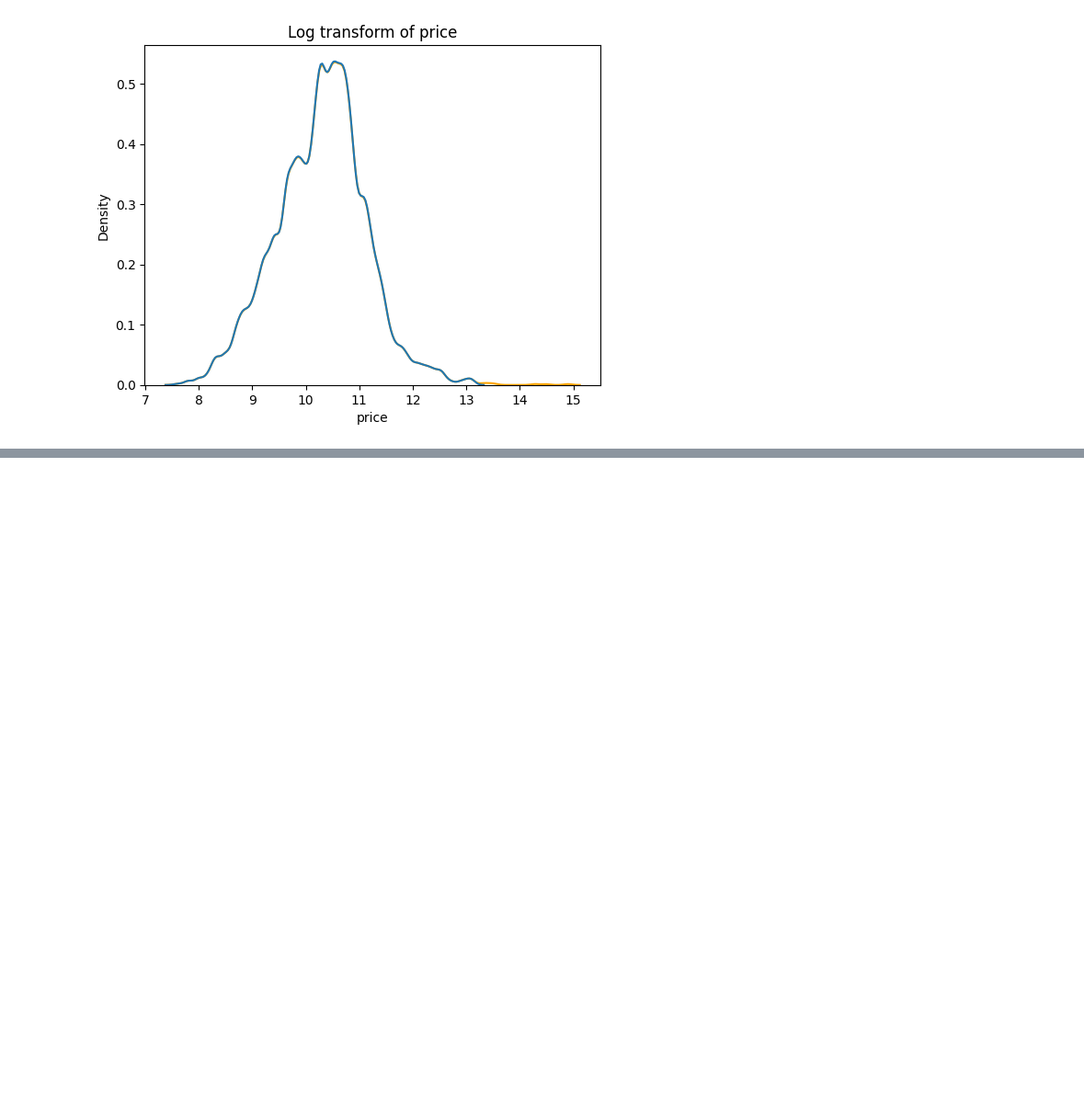
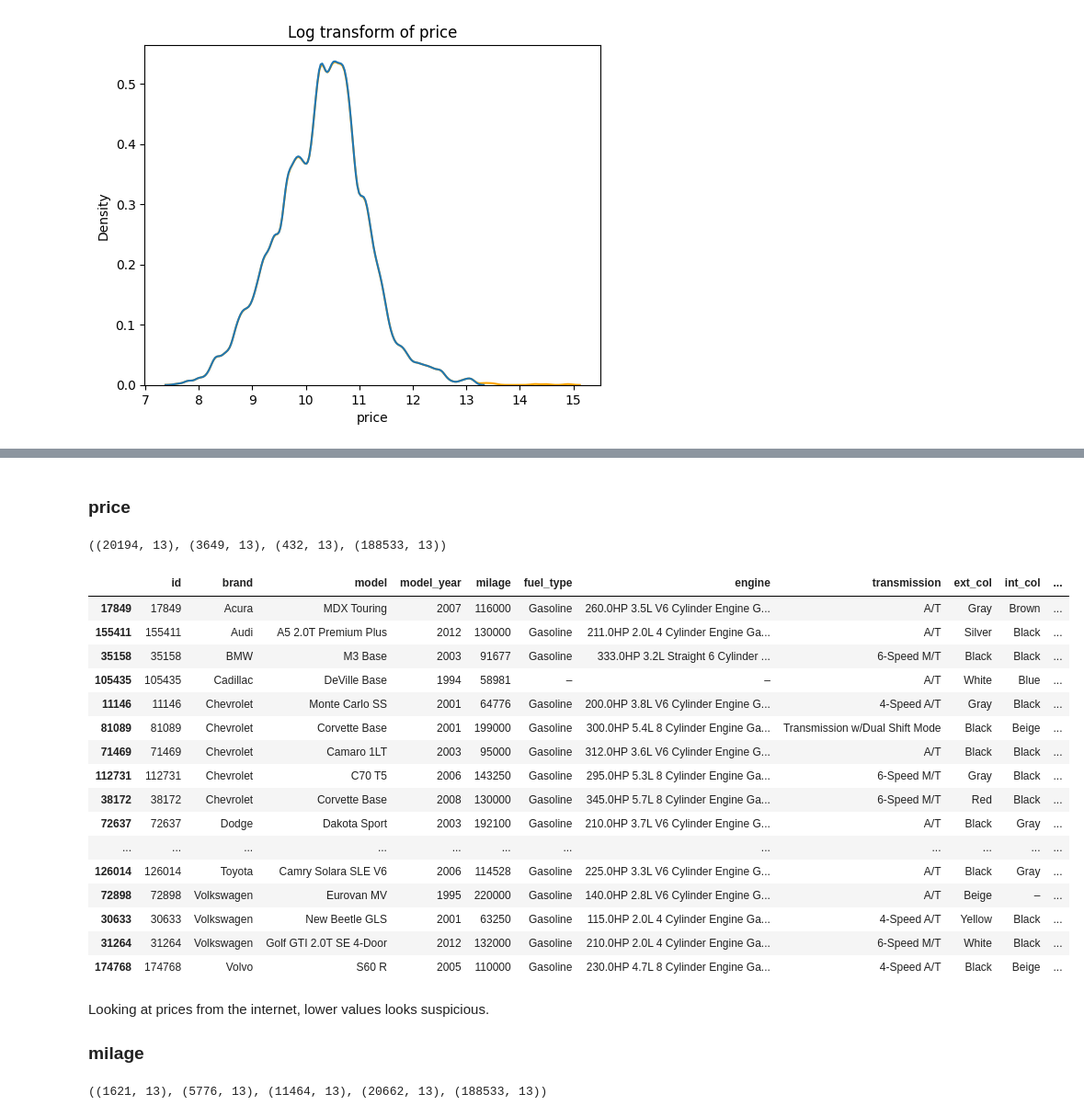
Before and after one commit to Harsh-Agarwals/packaged-ml-model, a Jupyter notebook: model_script.ipynb, the cells around one changed output, grey strips where cells are left out. Shown at 92% size. Drawn from its saved outputs; the diff is of its cells as text; code cells hidden in the pictures; blank space fills up the shorter version.

```diff
--- a/model_script.ipynb
+++ b/model_script.ipynb
@@ -895,0 +942,34 @@ plt.show()
+# %% [markdown]
+### price
+# %%
+df.loc[df.price < 10000].shape, df.loc[df.price < 5000].shape, df.loc[df.price < 3000].shape, df.shape
+# %% [output]
+((20194, 13), (3649, 13), (432, 13), (188533, 13))
+# %%
+df.loc[df.price == df.price.min()].sort_values(['brand', 'model_year'])
+# %% [output]
+|  | id | brand | model | model_year | milage | fuel_type | engine | transmission | ext_col | int_col | ... |
+| 17849 | 17849 | Acura | MDX Touring | 2007 | 116000 | Gasoline | 260.0HP 3.5L V6 Cylinder Engine G... | A/T | Gray | Brown | ... |
+| 155411 | 155411 | Audi | A5 2.0T Premium Plus | 2012 | 130000 | Gasoline | 211.0HP 2.0L 4 Cylinder Engine Ga... | A/T | Silver | Black | ... |
+| 35158 | 35158 | BMW | M3 Base | 2003 | 91677 | Gasoline | 333.0HP 3.2L Straight 6 Cylinder ... | 6-Speed M/T | Black | Black | ... |
+| 105435 | 105435 | Cadillac | DeVille Base | 1994 | 58981 | – | – | A/T | White | Blue | ... |
+| 11146 | 11146 | Chevrolet | Monte Carlo SS | 2001 | 64776 | Gasoline | 200.0HP 3.8L V6 Cylinder Engine G... | 4-Speed A/T | Gray | Black | ... |
+| 81089 | 81089 | Chevrolet | Corvette Base | 2001 | 199000 | Gasoline | 300.0HP 5.4L 8 Cylinder Engine Ga... | Transmission w/Dual Shift Mode | Black | Beige | ... |
+| 71469 | 71469 | Chevrolet | Camaro 1LT | 2003 | 95000 | Gasoline | 312.0HP 3.6L V6 Cylinder Engine G... | A/T | Black | Black | ... |
+| 112731 | 112731 | Chevrolet | C70 T5 | 2006 | 143250 | Gasoline | 295.0HP 5.3L 8 Cylinder Engine Ga... | 6-Speed M/T | Gray | Black | ... |
+| 38172 | 38172 | Chevrolet | Corvette Base | 2008 | 130000 | Gasoline | 345.0HP 5.7L 8 Cylinder Engine Ga... | 6-Speed M/T | Red | Black | ... |
+| 72637 | 72637 | Dodge | Dakota Sport | 2003 | 192100 | Gasoline | 210.0HP 3.7L V6 Cylinder Engine G... | A/T | Black | Gray | ... |
+| ... | ... | ... | ... | ... | ... | ... | ... | ... | ... | ... | ... |
+| 126014 | 126014 | Toyota | Camry Solara SLE V6 | 2006 | 114528 | Gasoline | 225.0HP 3.3L V6 Cylinder Engine G... | A/T | Black | Gray | ... |
+| 72898 | 72898 | Volkswagen | Eurovan MV | 1995 | 220000 | Gasoline | 140.0HP 2.8L V6 Cylinder Engine G... | A/T | Beige | – | ... |
+| 30633 | 30633 | Volkswagen | New Beetle GLS | 2001 | 63250 | Gasoline | 115.0HP 2.0L 4 Cylinder Engine Ga... | 4-Speed A/T | Yellow | Black | ... |
+| 31264 | 31264 | Volkswagen | Golf GTI 2.0T SE 4-Door | 2012 | 132000 | Gasoline | 210.0HP 2.0L 4 Cylinder Engine Ga... | 6-Speed M/T | White | Black | ... |
+| 174768 | 174768 | Volvo | S60 R | 2005 | 110000 | Gasoline | 230.0HP 4.7L 8 Cylinder Engine Ga... | 4-Speed A/T | Black | Beige | ... |
+# %% [markdown]
+Looking at prices from the internet, lower values looks suspicious.
+
+### milage
+# %%
+df.loc[df.milage < 1000].shape, df.loc[df.milage < 2500].shape, df.loc[df.milage < 5000].shape, df.loc[df.milage < 10000].shape, df.shape
+# %% [output]
+((1621, 13), (5776, 13), (11464, 13), (20662, 13), (188533, 13))
```
Also changed, not shown: parts of 54 cells of this notebook, 2 other files.
